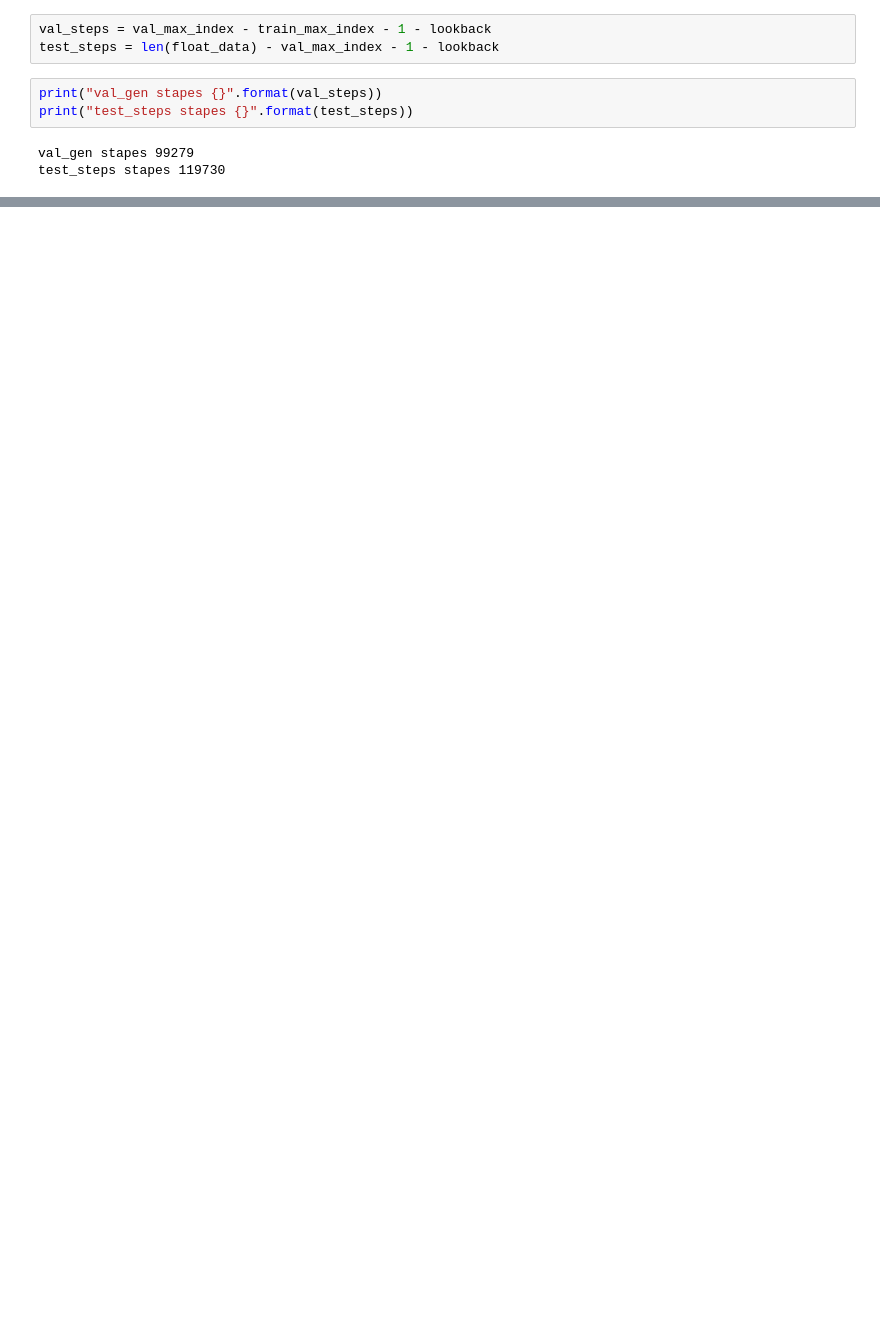
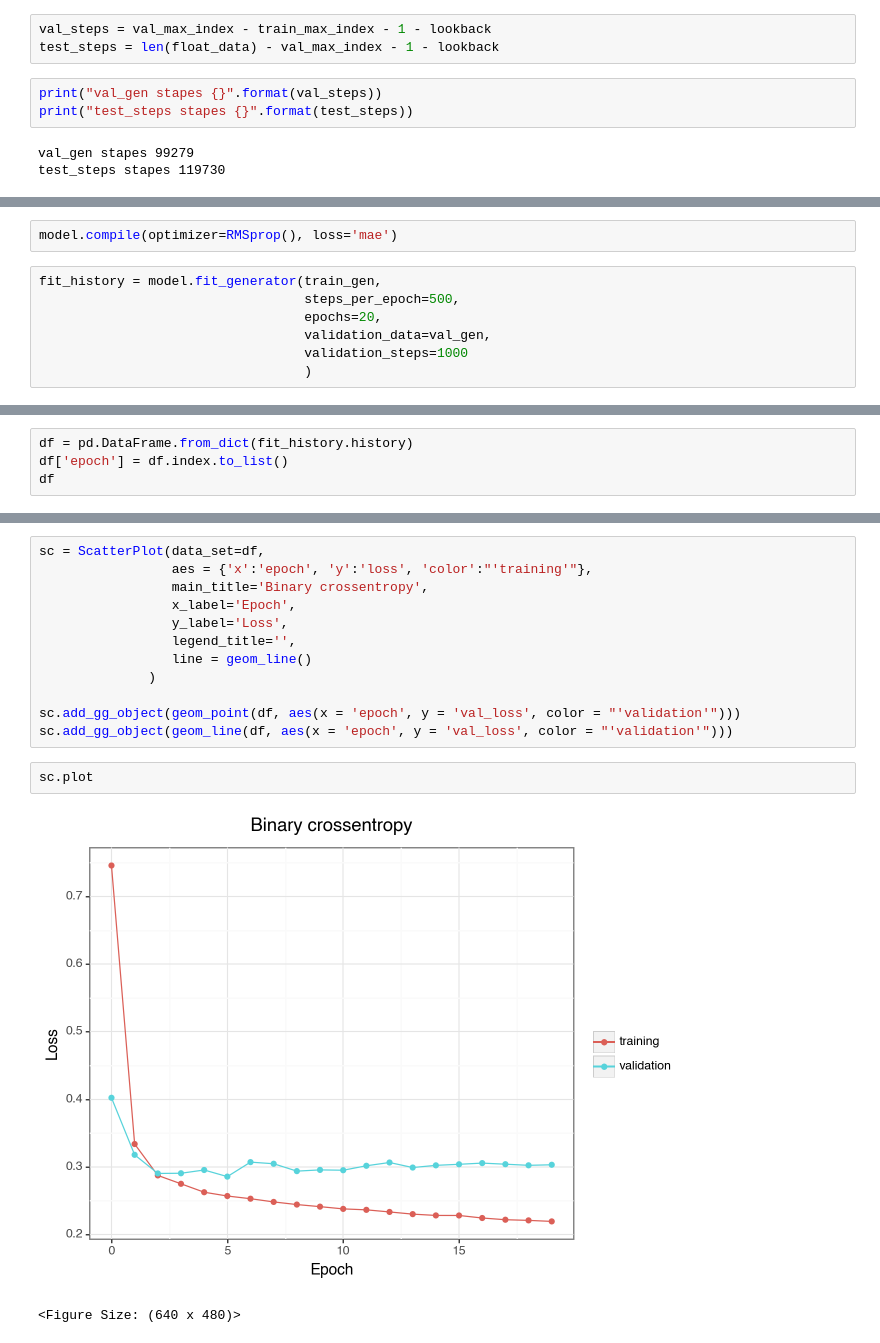
Before and after one commit to lmaczews/keras, a Jupyter notebook: notebooks/climate_time_series_anlaysis.ipynb, the cells around one changed output, grey strips where cells are left out. Cells and saved outputs as stored; diff of their text form; blank space fills up the shorter version.

```diff
--- a/notebooks/climate_time_series_anlaysis.ipynb
+++ b/notebooks/climate_time_series_anlaysis.ipynb
@@ -124,0 +208,9 @@ test_steps stapes 119730
+# %%
+model.compile(optimizer=RMSprop(), loss='mae')
+# %%
+fit_history = model.fit_generator(train_gen,
+                                  steps_per_epoch=500,
+                                  epochs=20,
+                                  validation_data=val_gen,
+                                  validation_steps=1000
+                                  )
@@ -124,0 +240,4 @@ test_steps stapes 119730
+# %%
+df = pd.DataFrame.from_dict(fit_history.history)
+df['epoch'] = df.index.to_list()
+df
@@ -124,0 +262,17 @@ test_steps stapes 119730
+# %%
+sc = ScatterPlot(data_set=df,
+                 aes = {'x':'epoch', 'y':'loss', 'color':"'training'"},
+                 main_title='Binary crossentropy',
+                 x_label='Epoch',
+                 y_label='Loss',
+                 legend_title='',
+                 line = geom_line()
+              )
+
+sc.add_gg_object(geom_point(df, aes(x = 'epoch', y = 'val_loss', color = "'validation'")))
+sc.add_gg_object(geom_line(df, aes(x = 'epoch', y = 'val_loss', color = "'validation'")))
+# %%
+sc.plot
+# %% [output]
+[figure, added]
+<Figure Size: (640 x 480)>
```
Also changed, not shown: parts of 25 cells of this notebook.
